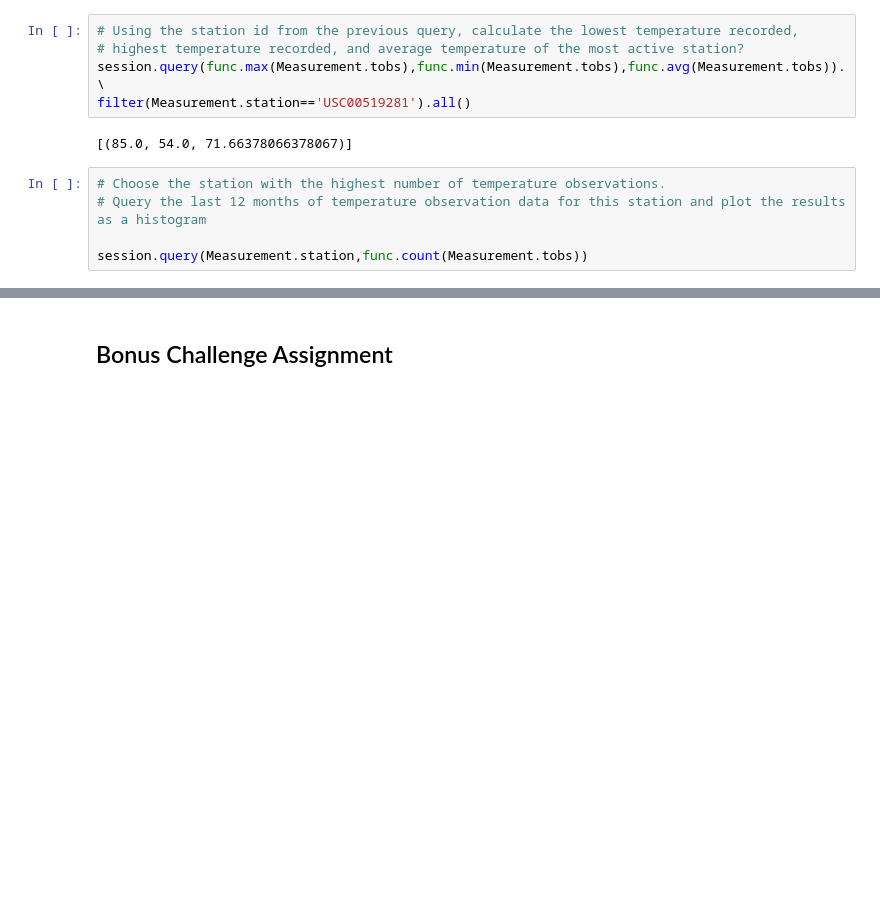
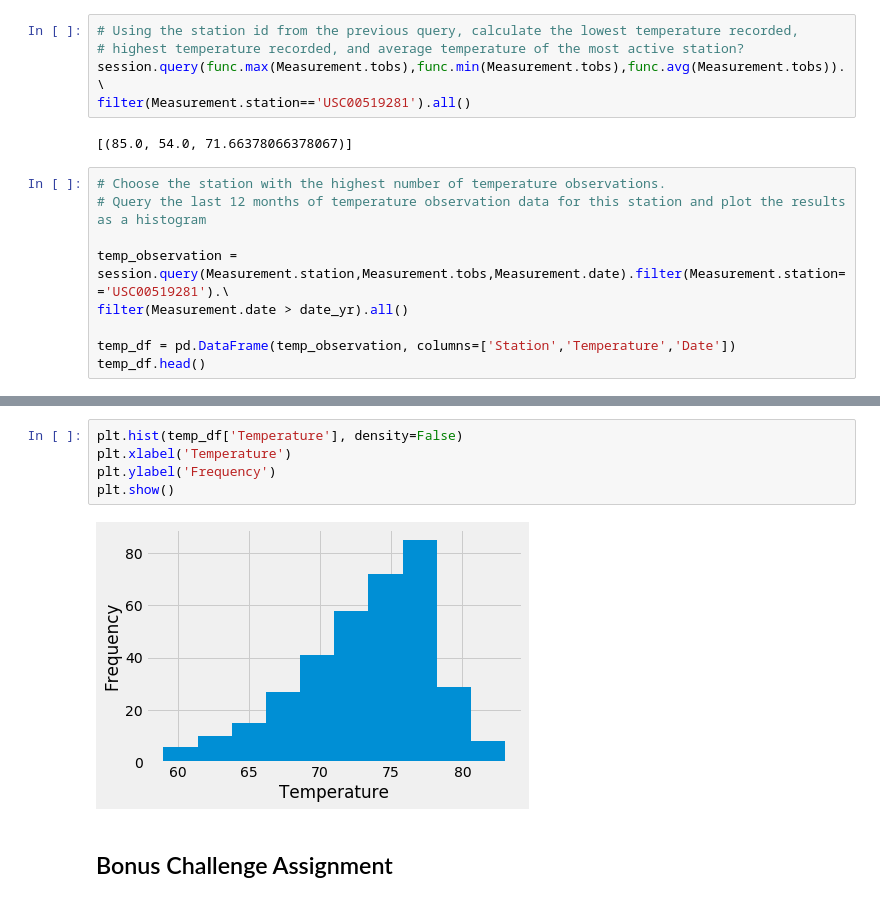
Before and after one commit to SurabhiSood/SQLAlchemy_Project, a Jupyter notebook: climate_starter.ipynb, the cells around one changed output, grey strips where cells are left out. Drawn from its saved outputs; the diff is of its cells as text; blank space fills up the shorter version.

```diff
--- a/climate_starter.ipynb
+++ b/climate_starter.ipynb
@@ -147,4 +150,8 @@ filter(Measurement.station=='USC00519281').all()
 # Choose the station with the highest number of temperature observations.
 # Query the last 12 months of temperature observation data for this station and plot the results as a histogram
 
-session.query(Measurement.station,func.count(Measurement.tobs))
+temp_observation = session.query(Measurement.station,Measurement.tobs,Measurement.date).filter(Measurement.station=='USC00519281').\
+filter(Measurement.date > date_yr).all()
+
+temp_df = pd.DataFrame(temp_observation, columns=['Station','Temperature','Date'])
+temp_df.head()
@@ -151,3 +165,10 @@ session.query(Measurement.station,func.count(Measurement.tobs))
+# %%
+plt.hist(temp_df['Temperature'], density=False)
+plt.xlabel('Temperature')
+plt.ylabel('Frequency')
+plt.show()
+# %% [output]
+[figure, added]
 # %% [markdown]
 ## Bonus Challenge Assignment
 # %%
```
Also changed, not shown: parts of 3 cells of this notebook, 1 other file.
